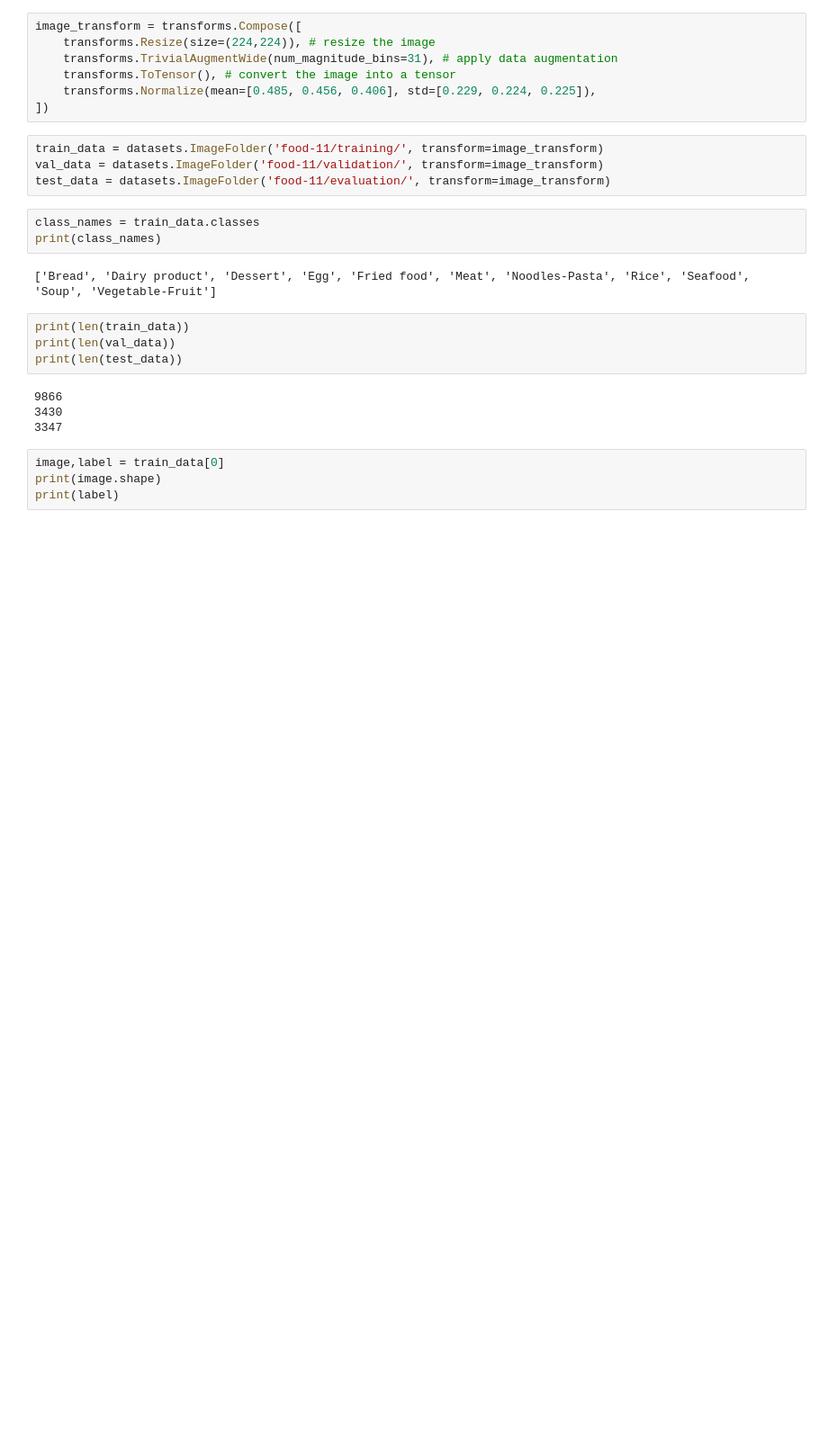
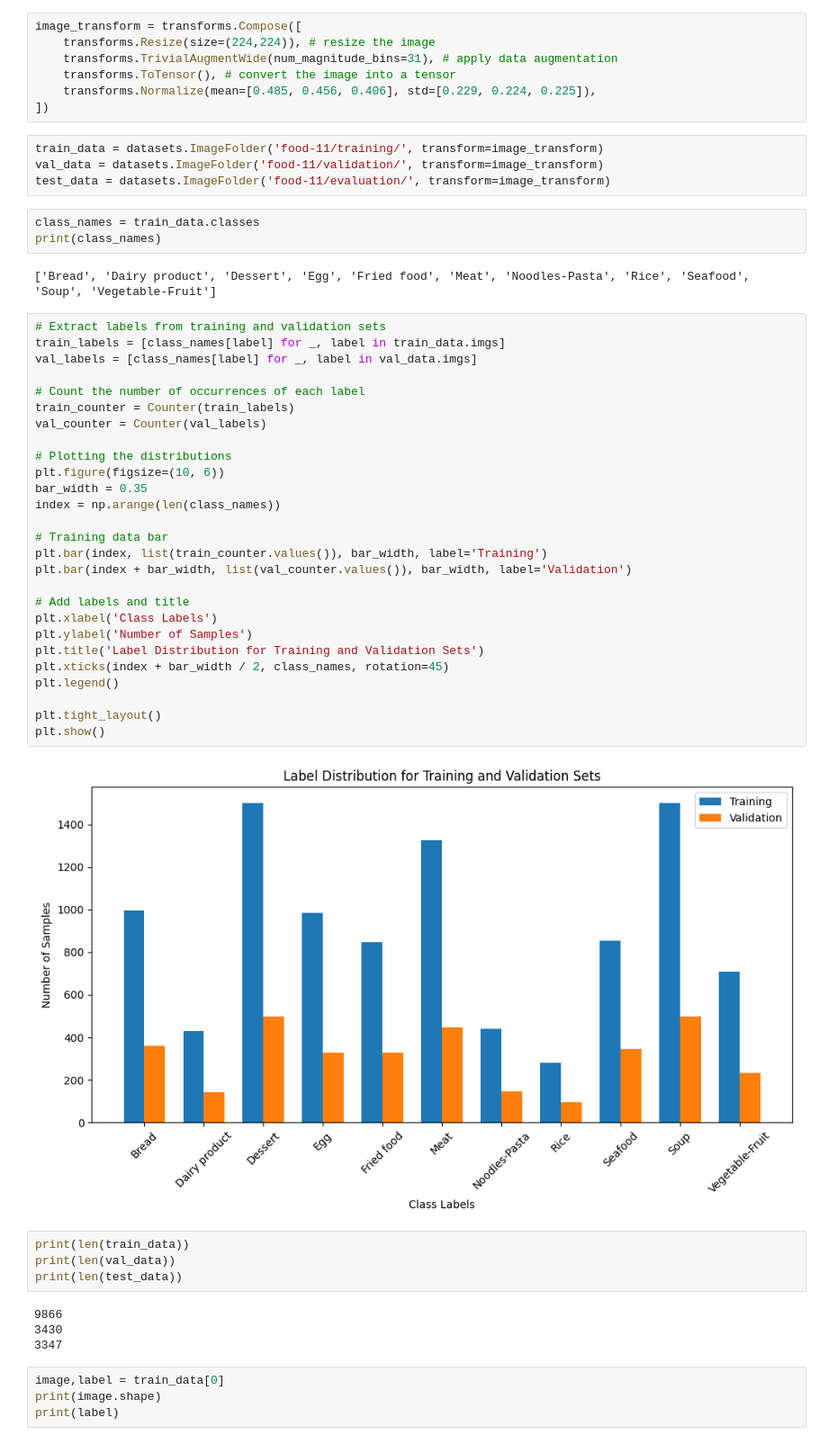
Before and after one commit to dasgauranga2/Deep-Learning-Fundamentals-Assignment-2, a Jupyter notebook: Assignment 2.ipynb, the cells around one changed output. Shown at 90% size. Saved outputs shown, nothing was run; the diff lists cells and outputs as text; blank space fills up the shorter version.

Commit message:
Distribution of labels in training and validation set

```diff
--- a/Assignment 2.ipynb
+++ b/Assignment 2.ipynb
@@ -63,6 +63,35 @@ class_names = train_data.classes
 print(class_names)
 # %% [output]
 ['Bread', 'Dairy product', 'Dessert', 'Egg', 'Fried food', 'Meat', 'Noodles-Pasta', 'Rice', 'Seafood', 'Soup', 'Vegetable-Fruit']
+# %%
+# Extract labels from training and validation sets
+train_labels = [class_names[label] for _, label in train_data.imgs]
+val_labels = [class_names[label] for _, label in val_data.imgs]
+
+# Count the number of occurrences of each label
+train_counter = Counter(train_labels)
+val_counter = Counter(val_labels)
+
+# Plotting the distributions
+plt.figure(figsize=(10, 6))
+bar_width = 0.35
+index = np.arange(len(class_names))
+
+# Training data bar
+plt.bar(index, list(train_counter.values()), bar_width, label='Training')
+plt.bar(index + bar_width, list(val_counter.values()), bar_width, label='Validation')
+
+# Add labels and title
+plt.xlabel('Class Labels')
+plt.ylabel('Number of Samples')
+plt.title('Label Distribution for Training and Validation Sets')
+plt.xticks(index + bar_width / 2, class_names, rotation=45)
+plt.legend()
+
+plt.tight_layout()
+plt.show()
+# %% [output]
+[figure, added]
 # %%
 print(len(train_data))
 print(len(val_data))
```
Also changed, not shown: parts of 2 cells of this notebook.
